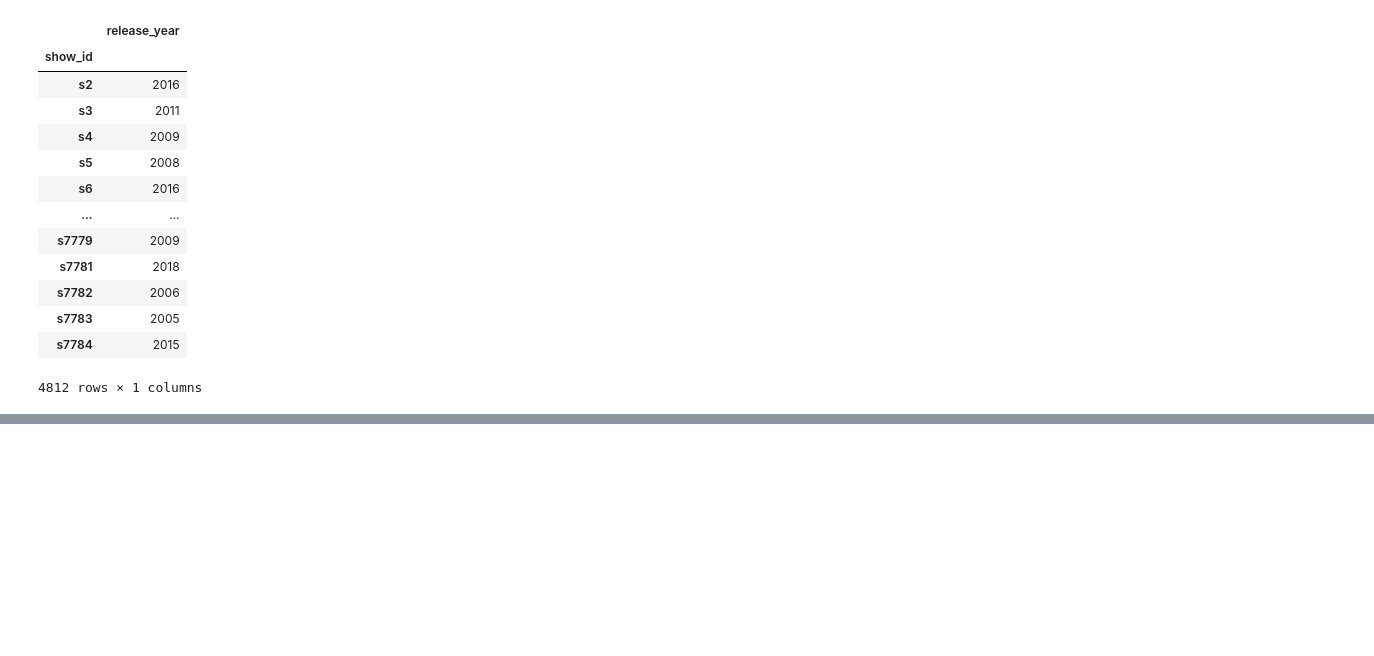
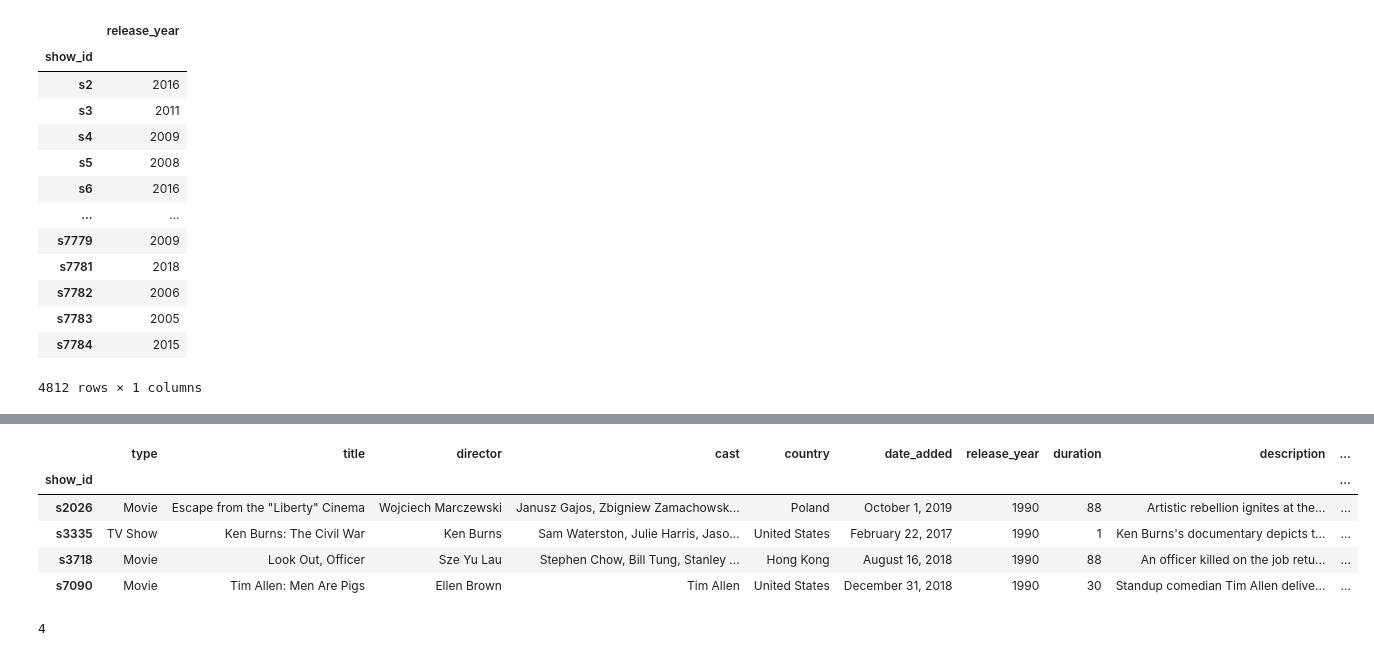
Before and after one commit to engjoaofaro/netflix_case_datacamp, a Jupyter notebook: notebook.ipynb, the cells around one changed output, grey strips where cells are left out. Drawn from its saved outputs; the diff is of its cells as text; code cells hidden in the pictures; blank space fills up the shorter version.

```diff
--- a/notebook.ipynb
+++ b/notebook.ipynb
@@ -110,0 +147,17 @@ movies
+# %%
+ # table with short action movies from the 1990s
+movies_short = movies.loc[movies['duration'] < 90]
+movies_short
+# %% [output]
+|  | type | title | director | cast | country | date_added | release_year | duration | description | ... |
+| show_id |  |  |  |  |  |  |  |  |  | ... |
+| s2026 | Movie | Escape from the "Liberty" Cinema | Wojciech Marczewski | Janusz Gajos, Zbigniew Zamachowsk... | Poland | October 1, 2019 | 1990 | 88 | Artistic rebellion ignites at the... | ... |
+| s3335 | TV Show | Ken Burns: The Civil War | Ken Burns | Sam Waterston, Julie Harris, Jaso... | United States | February 22, 2017 | 1990 | 1 | Ken Burns's documentary depicts t... | ... |
+| s3718 | Movie | Look Out, Officer | Sze Yu Lau | Stephen Chow, Bill Tung, Stanley ... | Hong Kong | August 16, 2018 | 1990 | 88 | An officer killed on the job retu... | ... |
+| s7090 | Movie | Tim Allen: Men Are Pigs | Ellen Brown | Tim Allen | United States | December 31, 2018 | 1990 | 30 | Standup comedian Tim Allen delive... | ... |
+# %%
+# count short action movies from the 1990s
+short_movie_count = len(movies_short)
+print(short_movie_count)
+# %% [output]
+4
```
Also changed, not shown: parts of 4 cells of this notebook.
